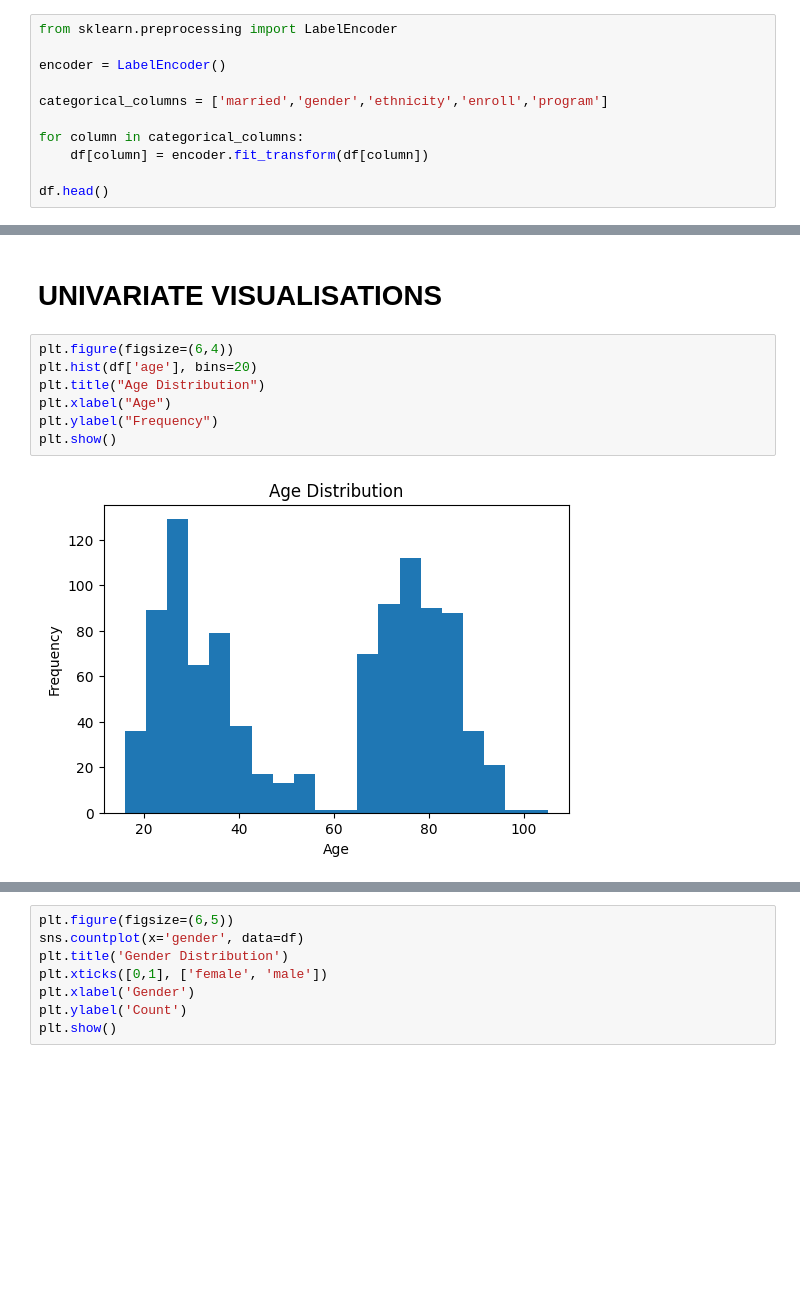
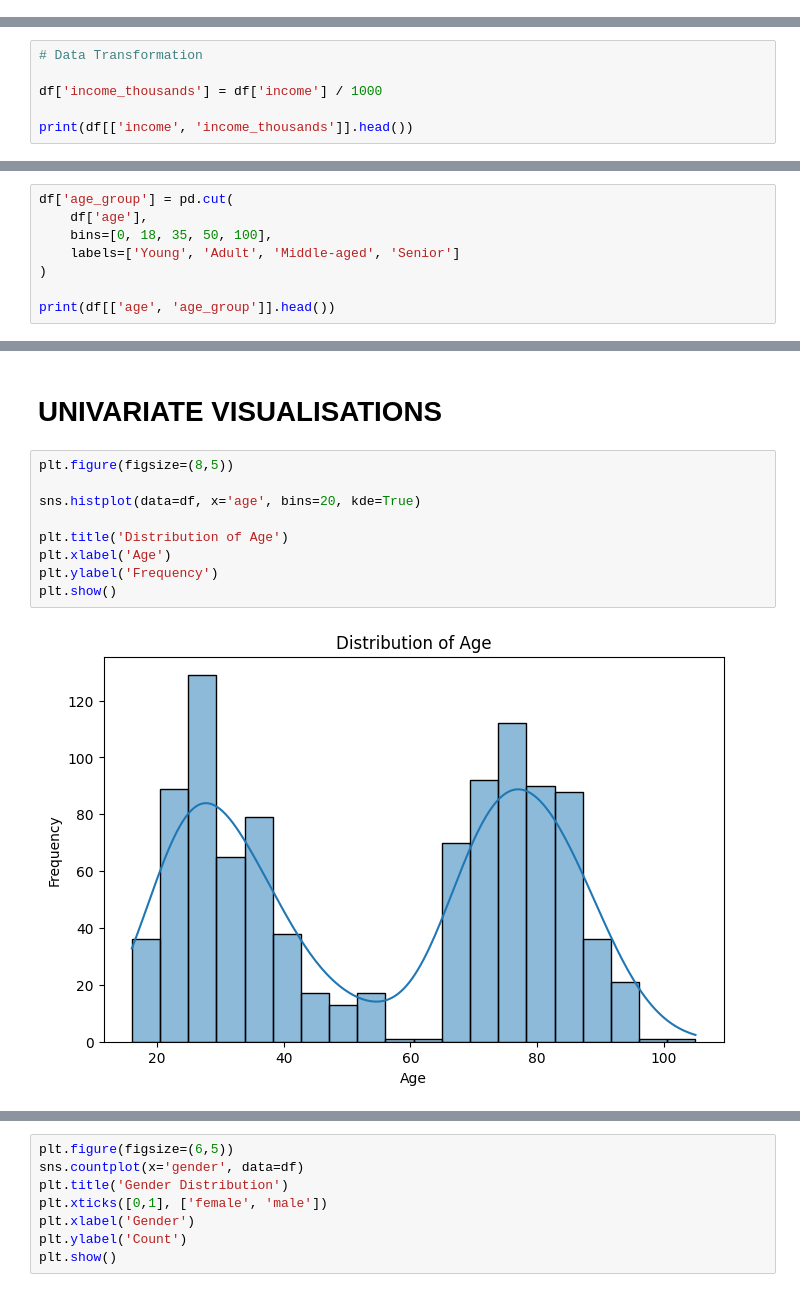
Before and after one commit to Rohith-kumar-123/R.Rohithkumar, a Jupyter notebook: EDA1.ipynb, the cells around one changed output, grey strips where cells are left out. Saved outputs shown, nothing was run; the diff lists cells and outputs as text; blank space fills up the shorter version.

```diff
--- a/EDA1.ipynb
+++ b/EDA1.ipynb
@@ -194,14 +206,3 @@ Index(['rownames', 'visits', 'exposure', 'children', 'age', 'income',
       dtype='object')
 # %% [markdown]
 # Data Transformation
-# %%
-from sklearn.preprocessing import LabelEncoder
-
-encoder = LabelEncoder()
-
-categorical_columns = ['married','gender','ethnicity','enroll','program']
-
-for column in categorical_columns:
-    df[column] = encoder.fit_transform(df[column])
-
-df.head()
@@ -214,0 +209,6 @@ df.head()
+# %%
+# Data Transformation
+
+df['income_thousands'] = df['income'] / 1000
+
+print(df[['income', 'income_thousands']].head())
@@ -214,0 +222,8 @@ df.head()
+# %%
+df['age_group'] = pd.cut(
+    df['age'],
+    bins=[0, 18, 35, 50, 100],
+    labels=['Young', 'Adult', 'Middle-aged', 'Senior']
+)
+
+print(df[['age', 'age_group']].head())
@@ -235,11 +257,13 @@ memory usage: 116.8 KB
 # %% [markdown]
 # UNIVARIATE VISUALISATIONS
 # %%
-plt.figure(figsize=(6,4))
-plt.hist(df['age'], bins=20)
-plt.title("Age Distribution")
-plt.xlabel("Age")
-plt.ylabel("Frequency")
+plt.figure(figsize=(8,5))
+
+sns.histplot(data=df, x='age', bins=20, kde=True)
+
+plt.title('Distribution of Age')
+plt.xlabel('Age')
+plt.ylabel('Frequency')
 plt.show()
 # %% [output]
-[figure, old version]
+[figure, new version]
```
Also changed, not shown: parts of 18 cells of this notebook.
